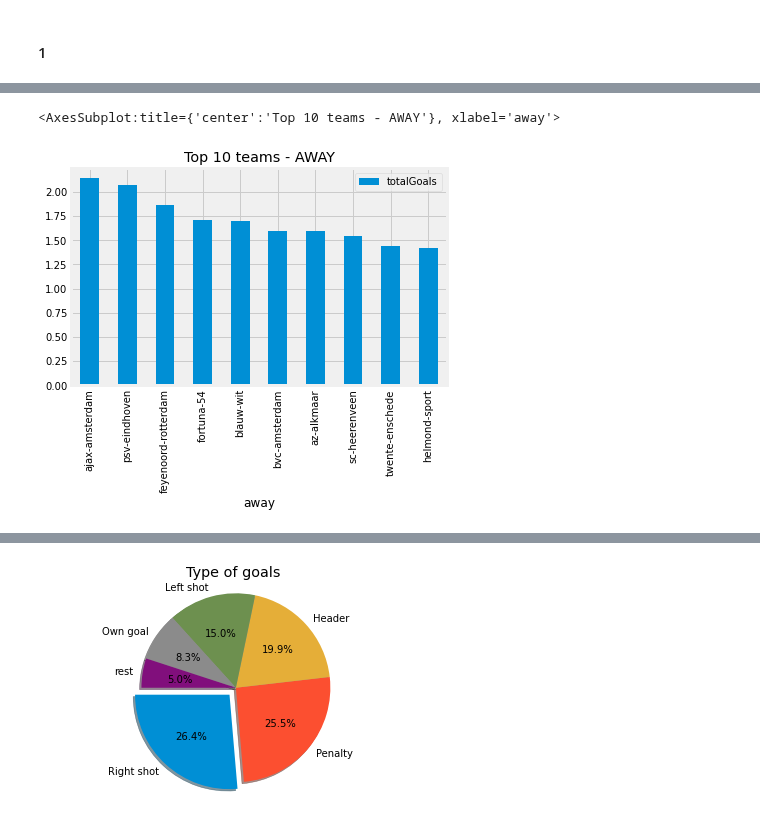
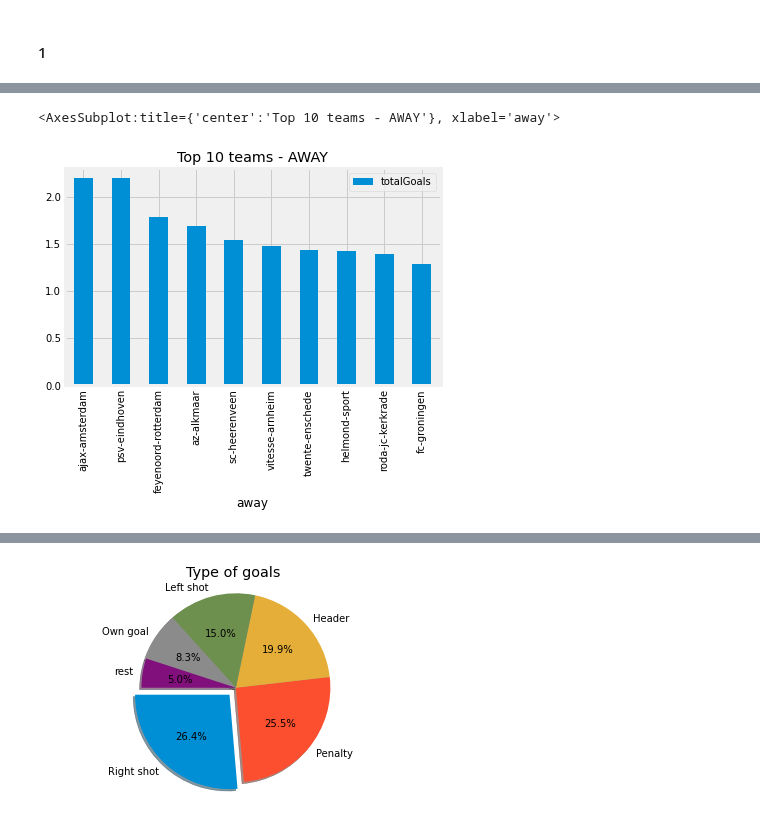
Before and after one commit to mohammedaljader/Football_Predictions_ML, a Jupyter notebook: final_notebook.ipynb, the cells around one changed output, grey strips where cells are left out. Cells and saved outputs as stored; diff of their text form; code cells hidden in the pictures.

```diff
--- a/final_notebook.ipynb
+++ b/final_notebook.ipynb
@@ -365,6 +345,8 @@ df_merge_goals= pd.merge(df_goals,df_matches,how='inner',left_on=['season','roun
 df_merge_goals["away_score"].replace({"2 Toeg.": 0}, inplace=True)
 df_merge_goals['home_score'] = df_merge_goals['home_score'].astype(int)
 df_merge_goals['away_score'] = df_merge_goals['away_score'].astype(int)
-df_merge_goals.head(10)
+
+df_test_goals = df_merge_goals[df_merge_goals['season'] > 1980]
+df_test_goals.head(10)
 # %% [output]
 |  | season | round | home | away | minute | first_goal | home_score | away_score | winning_team | ... |
@@ -429,9 +412,9 @@ df_plot.plot(kind="bar", title = "Top 10 teams - HOME")
 # %%
-group_away = df_merge_goals.groupby(['away']).agg(totalGoals = ('away_score', 'mean'))
+group_away = df_test_goals.groupby(['away']).agg(totalGoals = ('away_score', 'mean'))
 group_away.sort_values(by=['totalGoals'], inplace=True, ascending=False)
 df_plot = pd.DataFrame(group_away['totalGoals'].nlargest(n=10))
 df_plot.plot(kind="bar", title = "Top 10 teams - AWAY")
 # %% [output]
 <AxesSubplot:title={'center':'Top 10 teams - AWAY'}, xlabel='away'>
-[figure, old version]
+[figure, new version]
 # %%
```
Also changed, not shown: parts of 50 cells of this notebook.
